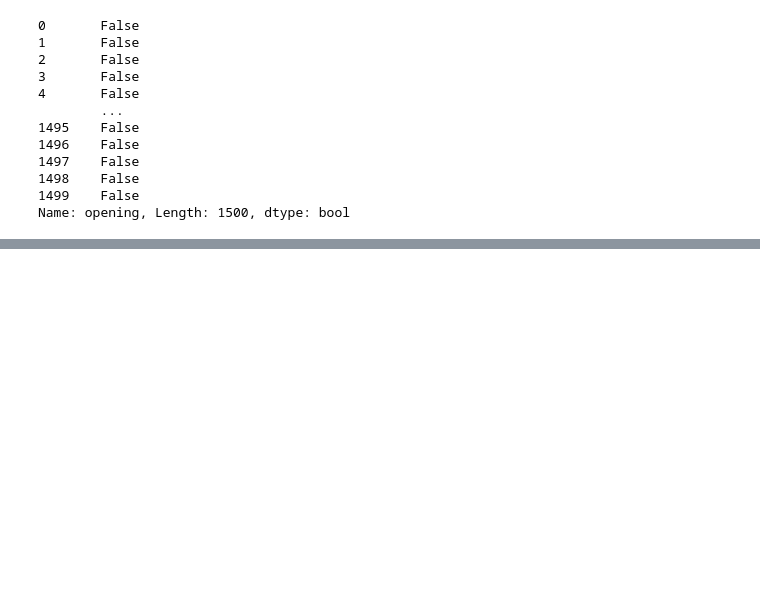
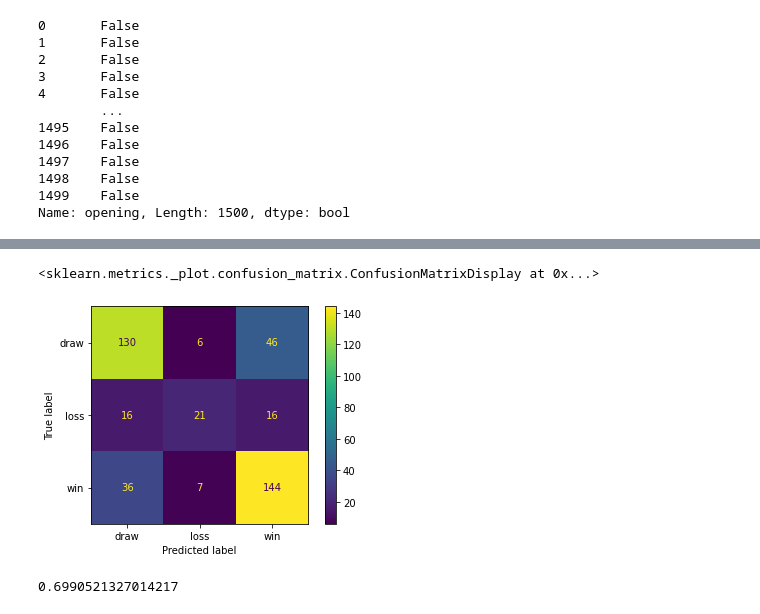
Before and after one commit to deadlykitten1/Chess_Outcome_Predictor, a Jupyter notebook: model.ipynb, the cells around one changed output, grey strips where cells are left out. Cells and saved outputs as stored; diff of their text form; code cells hidden in the pictures; blank space fills up the shorter version.

```diff
--- a/model.ipynb
+++ b/model.ipynb
@@ -103,0 +173,5 @@ plot_confusion_matrix(dtree_pipe, X_train, y_train)
+# %%
+plot_confusion_matrix(randomforest_pipe, X_test, y_test)
+# %% [output]
+<sklearn.metrics._plot.confusion_matrix.ConfusionMatrixDisplay at 0x...>
+[figure, added]
@@ -103,0 +180,4 @@ plot_confusion_matrix(dtree_pipe, X_train, y_train)
+# %%
+accuracy_score(randomforest_y_pred, y_test)
+# %% [output]
+0.6990521327014217
```
Also changed, not shown: parts of 23 cells of this notebook.
